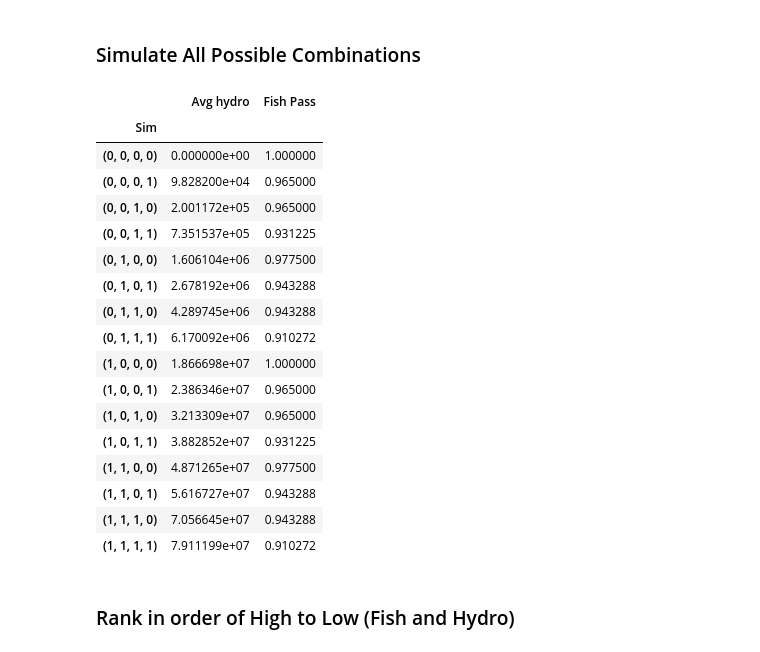
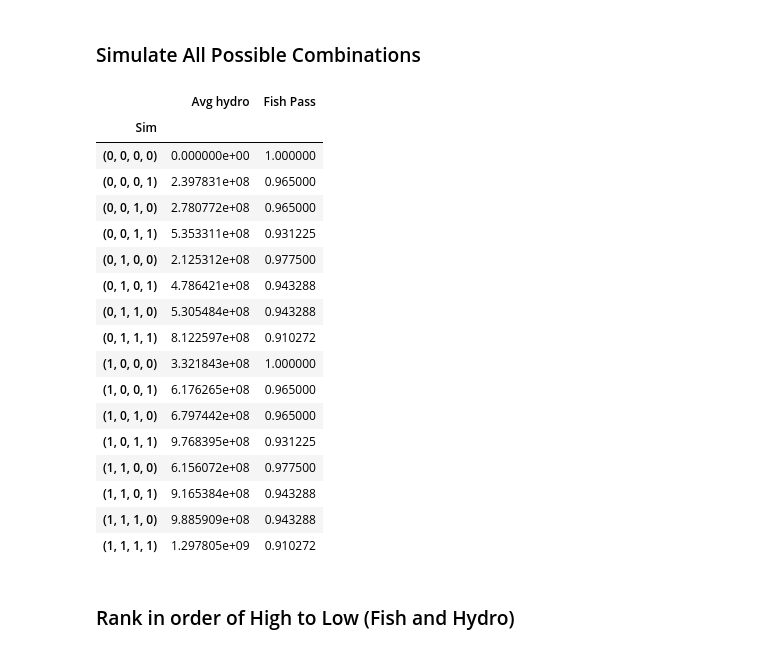
Before and after one commit to clairewang23/columbia_river_model, a Jupyter notebook: Model for Reservoir 3.ipynb, the cells around one changed output. Cells and saved outputs as stored; diff of their text form; code cells hidden in the pictures.

Commit message:
removed number of turbines and fixed units

```diff
--- a/Model for Reservoir 3.ipynb
+++ b/Model for Reservoir 3.ipynb
@@ -211,43 +211,43 @@ plt.show()
 # %%
 #create a list of all possible dam removal combinations/scenarios
 import itertools
 elements = [0,1]
 combos = list(itertools.product(elements, repeat=4))
 # example [0,0,0,0]
 hydro_sums = np.zeros(16)
 fish_result = np.ones(16)
 res_list = [lower_granite,little_goose, lower_monumental, ice_harbor] #list of initialized reservoirs above
 res_data_list = [lower_granite_data,little_goose_data, lower_monumental_data, ice_harbor_data] #list of initialized reservoir data above
-outflow = lower_granite_data['A (unit:cfs)']*2447
+outflow = lower_granite_data['A (unit:cfs)']*86400*.0283
 for i, combo in enumerate(combos):
     for k in range(len(res_list)):
         outflow, hydro, fish = (res_list[k].simulate(combo[k], 0, res_data_list[k]['date'], outflow, res_data_list[k]['L (unit:cfs)'], res_data_list[k]['S (unit:cfs)']))
         res_data_list[k]['Outflow'] = outflow
         hydro_sums[i] += hydro
         fish_result[i] *= fish
 
 results = pd.DataFrame({'Sim': combos,'Avg hydro': hydro_sums,'Fish Pass': fish_result})
 results = results.set_index('Sim')
 display(results)
 # %% [output]
 |  | Avg hydro | Fish Pass |
 | Sim |  |  |
 | (0, 0, 0, 0) | 0.000000e+00 | 1.000000 |
-| (0, 0, 0, 1) | 9.828200e+04 | 0.965000 |
-| (0, 0, 1, 0) | 2.001172e+05 | 0.965000 |
-| (0, 0, 1, 1) | 7.351537e+05 | 0.931225 |
-| (0, 1, 0, 0) | 1.606104e+06 | 0.977500 |
-| (0, 1, 0, 1) | 2.678192e+06 | 0.943288 |
-| (0, 1, 1, 0) | 4.289745e+06 | 0.943288 |
-| (0, 1, 1, 1) | 6.170092e+06 | 0.910272 |
-| (1, 0, 0, 0) | 1.866698e+07 | 1.000000 |
-| (1, 0, 0, 1) | 2.386346e+07 | 0.965000 |
-| (1, 0, 1, 0) | 3.213309e+07 | 0.965000 |
-| (1, 0, 1, 1) | 3.882852e+07 | 0.931225 |
-| (1, 1, 0, 0) | 4.871265e+07 | 0.977500 |
-| (1, 1, 0, 1) | 5.616727e+07 | 0.943288 |
-| (1, 1, 1, 0) | 7.056645e+07 | 0.943288 |
-| (1, 1, 1, 1) | 7.911199e+07 | 0.910272 |
+| (0, 0, 0, 1) | 2.397831e+08 | 0.965000 |
+| (0, 0, 1, 0) | 2.780772e+08 | 0.965000 |
+| (0, 0, 1, 1) | 5.353311e+08 | 0.931225 |
+| (0, 1, 0, 0) | 2.125312e+08 | 0.977500 |
+| (0, 1, 0, 1) | 4.786421e+08 | 0.943288 |
+| (0, 1, 1, 0) | 5.305484e+08 | 0.943288 |
+| (0, 1, 1, 1) | 8.122597e+08 | 0.910272 |
+| (1, 0, 0, 0) | 3.321843e+08 | 1.000000 |
+| (1, 0, 0, 1) | 6.176265e+08 | 0.965000 |
+| (1, 0, 1, 0) | 6.797442e+08 | 0.965000 |
+| (1, 0, 1, 1) | 9.768395e+08 | 0.931225 |
+| (1, 1, 0, 0) | 6.156072e+08 | 0.977500 |
+| (1, 1, 0, 1) | 9.165384e+08 | 0.943288 |
+| (1, 1, 1, 0) | 9.885909e+08 | 0.943288 |
+| (1, 1, 1, 1) | 1.297805e+09 | 0.910272 |
 # %% [markdown]
 ### Rank in order of High to Low (Fish and Hydro)
 # %%
```
Also changed, not shown: parts of 1 cell of this notebook, 2 other files.
